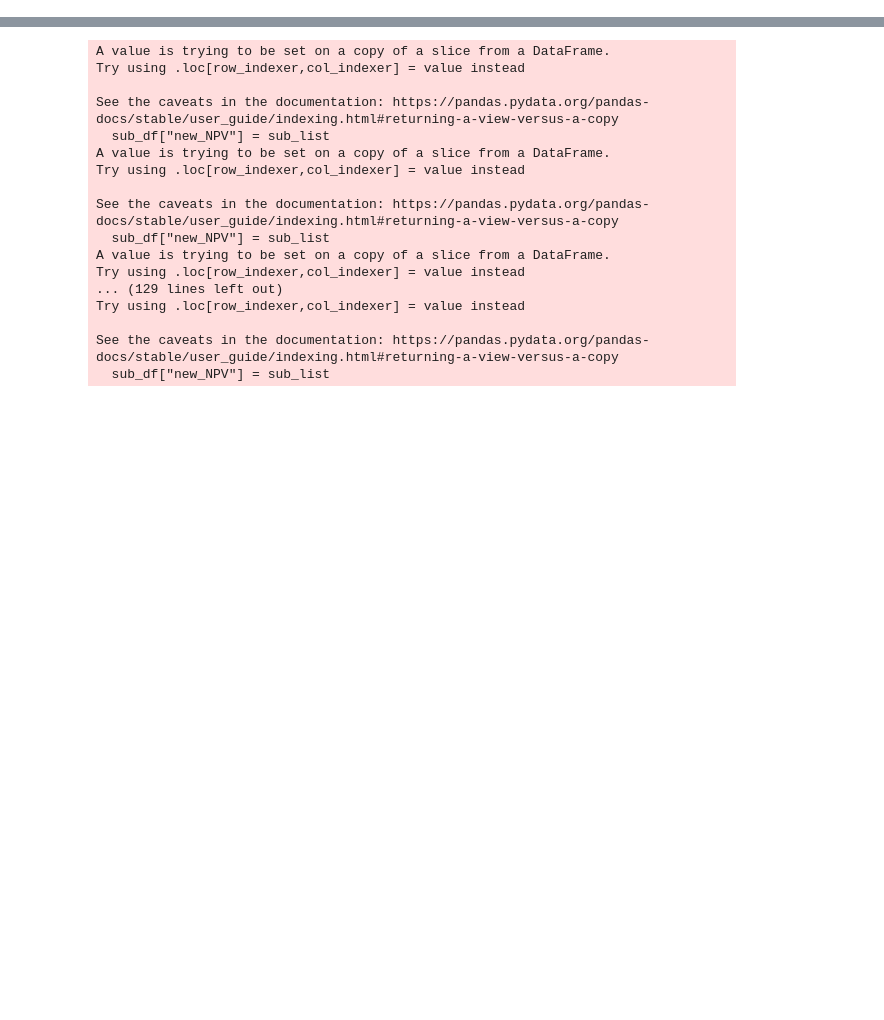
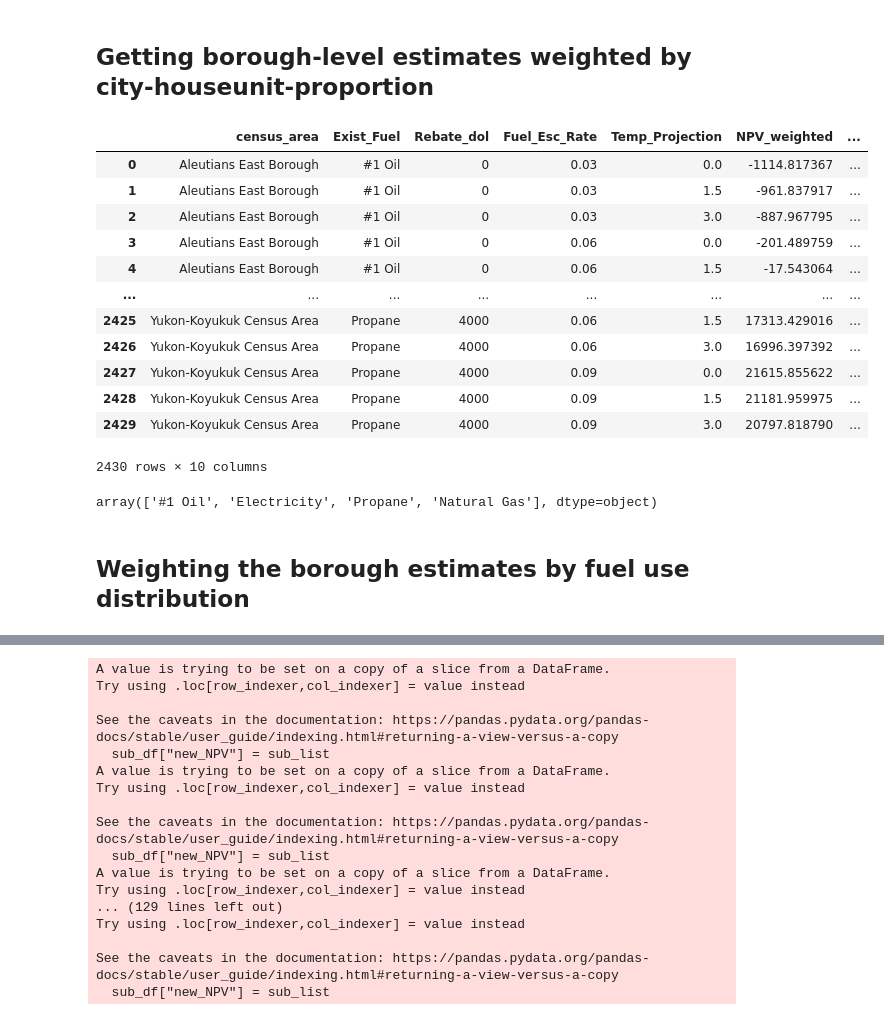
Before and after one commit to uwescience/DSSG2023-Heating-Loads, a Jupyter notebook: Code/weightBoroughEstimates.ipynb, the cells around one changed output, grey strips where cells are left out. Drawn from its saved outputs; the diff is of its cells as text; code cells hidden in the pictures; blank space fills up the shorter version.

Commit message:
get borough estimates

```diff
--- a/Code/AggregatingNums_Amina.ipynb
+++ b/Code/weightBoroughEstimates.ipynb
@@ -20,0 +132,37 @@ boroughs = gpd.read_file('../data_submodule/DSSG2023-Heating-Loads-Data/shapefil
+# %%
+## merge the proportion w/ simulated data
+simData_uniqueCities_wHUprop = simData_uniqueCities.merge(HU_prop_df.drop(['census_area'], axis=1), on ='census_city')
+# %% [markdown]
+## Getting borough-level estimates weighted by city-houseunit-proportion
+# %%
+simData_uniqueCities_wHUprop['NPV_weighted'] = simData_uniqueCities_wHUprop['NPV'] * simData_uniqueCities_wHUprop['HU_prop']
+simData_uniqueCities_wHUprop['CO2_lbs_saved_weighted'] = simData_uniqueCities_wHUprop['CO2_lbs_saved'] * simData_uniqueCities_wHUprop['HU_prop']
+simData_uniqueCities_wHUprop['CO2_driving_miles_saved_weighted'] = simData_uniqueCities_wHUprop['CO2_driving_miles_saved'] * simData_uniqueCities_wHUprop['HU_prop']
+simData_uniqueCities_wHUprop['Heating_Days_Above5_weighted'] = simData_uniqueCities_wHUprop['Heating_Days_Above5'] * simData_uniqueCities_wHUprop['HU_prop']
+simData_uniqueCities_wHUprop['Heating_Days_Below5_weighted'] = simData_uniqueCities_wHUprop['Heating_Days_Below5'] * simData_uniqueCities_wHUprop['HU_prop']
+# %%
+borough_estimates_weightedByHU = simData_uniqueCities_wHUprop.groupby(['census_area', 'Exist_Fuel', 'Rebate_dol', 'Fuel_Esc_Rate', 'Temp_Projection'])[["NPV_weighted", "CO2_lbs_saved_weighted", "CO2_driving_miles_saved_weighted", "Heating_Days_Above5_weighted", "Heating_Days_Below5_weighted"]].sum()
+# %%
+borough_estimates_weightedByHU.reset_index(inplace=True)
+# %%
+borough_estimates_weightedByHU
+# %% [output]
+|  | census_area | Exist_Fuel | Rebate_dol | Fuel_Esc_Rate | Temp_Projection | NPV_weighted | ... |
+| 0 | Aleutians East Borough | #1 Oil | 0 | 0.03 | 0.0 | -1114.817367 | ... |
+| 1 | Aleutians East Borough | #1 Oil | 0 | 0.03 | 1.5 | -961.837917 | ... |
+| 2 | Aleutians East Borough | #1 Oil | 0 | 0.03 | 3.0 | -887.967795 | ... |
+| 3 | Aleutians East Borough | #1 Oil | 0 | 0.06 | 0.0 | -201.489759 | ... |
+| 4 | Aleutians East Borough | #1 Oil | 0 | 0.06 | 1.5 | -17.543064 | ... |
+| ... | ... | ... | ... | ... | ... | ... | ... |
+| 2425 | Yukon-Koyukuk Census Area | Propane | 4000 | 0.06 | 1.5 | 17313.429016 | ... |
+| 2426 | Yukon-Koyukuk Census Area | Propane | 4000 | 0.06 | 3.0 | 16996.397392 | ... |
+| 2427 | Yukon-Koyukuk Census Area | Propane | 4000 | 0.09 | 0.0 | 21615.855622 | ... |
+| 2428 | Yukon-Koyukuk Census Area | Propane | 4000 | 0.09 | 1.5 | 21181.959975 | ... |
+| 2429 | Yukon-Koyukuk Census Area | Propane | 4000 | 0.09 | 3.0 | 20797.818790 | ... |
+2430 rows × 10 columns
+# %%
+borough_estimates_weightedByHU.Exist_Fuel.unique()
+# %% [output]
+array(['#1 Oil', 'Electricity', 'Propane', 'Natural Gas'], dtype=object)
+# %% [markdown]
+## Weighting the borough estimates by fuel use distribution
```
Also changed, not shown: parts of 37 cells of this notebook, 2 other files.
